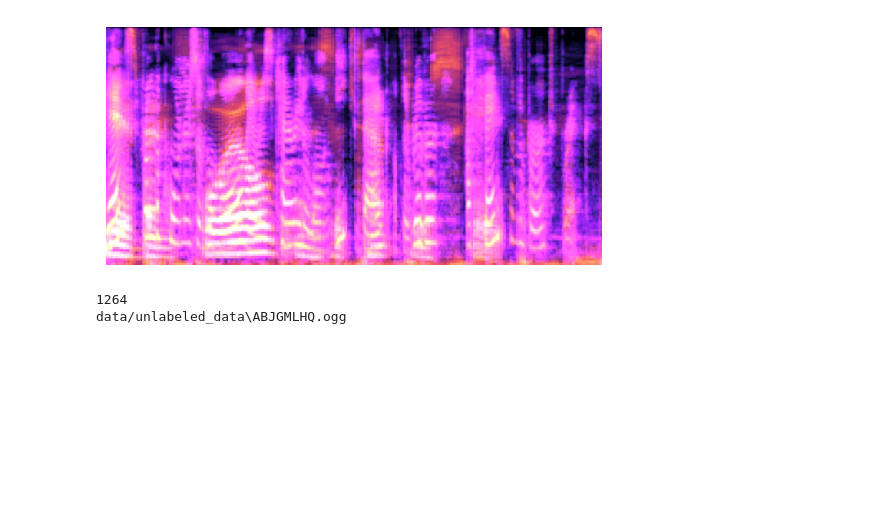
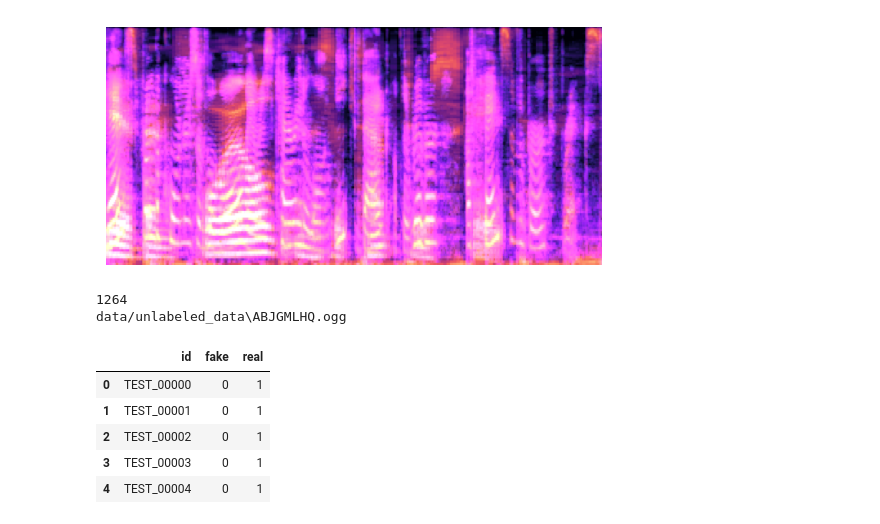
Before and after one commit to kty2001/Dacon, a Jupyter notebook: SW_ty/task.ipynb, the cells around one changed output. Cells and saved outputs as stored; diff of their text form; code cells hidden in the pictures; blank space fills up the shorter version.

```diff
--- a/SW_ty/task.ipynb
+++ b/SW_ty/task.ipynb
@@ -396,3 +396,15 @@ print(data[0])
 # %% [output]
 1264
 data/unlabeled_data\ABJGMLHQ.ogg
+# %%
+submit = pd.read_csv('submitfile/effi_5epoch_melspec_sepa.csv')
+submit['fake'] = submit['fake'].apply(lambda x: 0 if x < 0.5 else (1 if x > 0.5 else x))
+submit['real'] = submit['real'].apply(lambda x: 0 if x < 0.5 else (1 if x > 0.5 else x))
+submit.head()
+# %% [output]
+|  | id | fake | real |
+| 0 | TEST_00000 | 0 | 1 |
+| 1 | TEST_00001 | 0 | 1 |
+| 2 | TEST_00002 | 0 | 1 |
+| 3 | TEST_00003 | 0 | 1 |
+| 4 | TEST_00004 | 0 | 1 |
```
Also changed, not shown: parts of 1 cell of this notebook, 8 other files.
